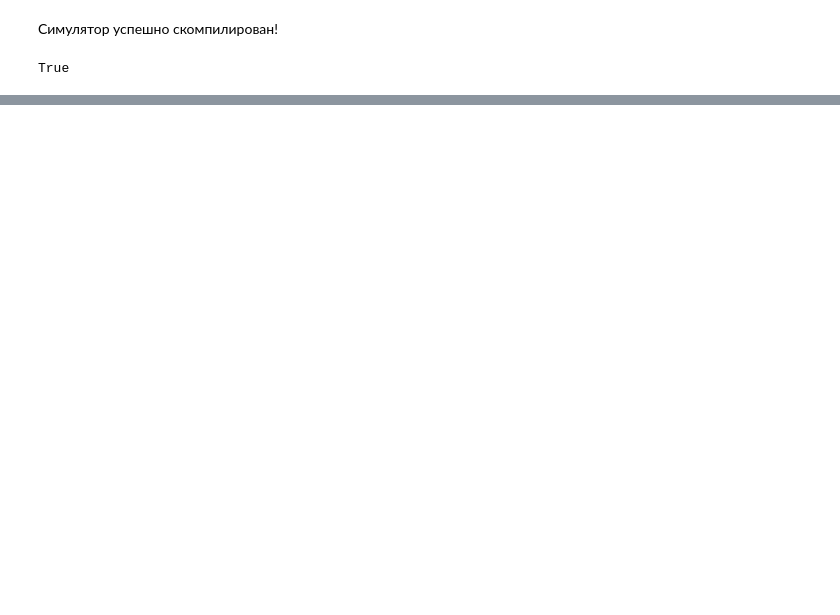
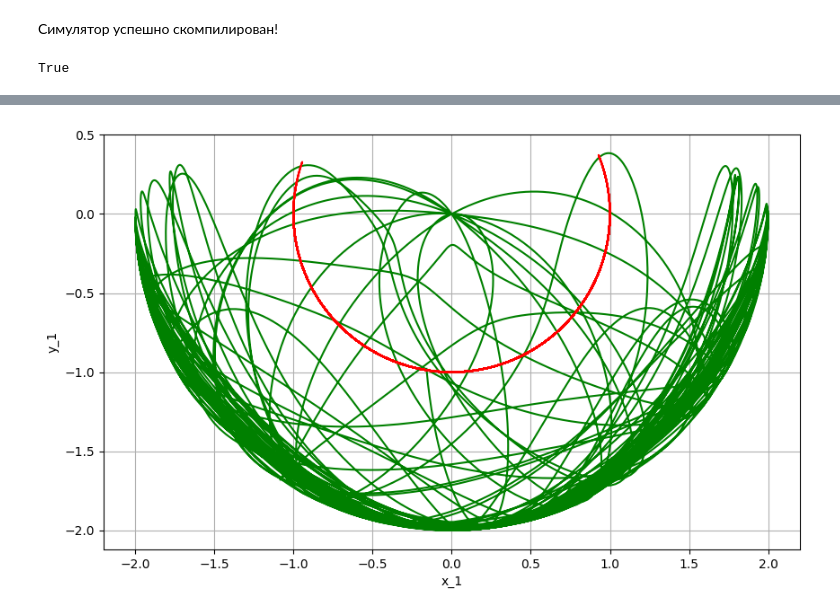
Before and after one commit to Kuropach/NumSim, a Jupyter notebook: runner.ipynb, the cells around one changed output, grey strips where cells are left out. Saved outputs shown, nothing was run; the diff lists cells and outputs as text; code cells hidden in the pictures; blank space fills up the shorter version.

```diff
--- a/runner.ipynb
+++ b/runner.ipynb
@@ -252,0 +470,35 @@ sim.show_parameters()
+# %%
+sim.set_parameters(
+    simulation_time=100,
+    dt=0.01,
+    equation="DoublePendulum",
+    method="RK4",
+    m1=1,
+    m2=1,
+    l1=1,
+    l2=1,
+    g=9.81,
+    omega2=0,
+    theta1=np.pi/2,
+    omega1=0,
+    theta2=np.pi/2,
+    A=10,
+    omega=0.1
+)
+sim.run_simulation()
+
+# Вычисление координат
+x_1 = np.sin(sim.results["theta1"])
+y_1 = - np.cos(sim.results["theta1"])
+x_2 = np.sin(sim.results["theta1"]) + np.sin(sim.results["theta2"])
+y_2 = - np.cos(sim.results["theta1"]) - np.cos(sim.results["theta2"])
+
+plt.figure(figsize=(10, 6))
+plt.plot(x_2, y_2, 'g')
+plt.plot(x_1, y_1, 'r')
+plt.xlabel('x_1')
+plt.ylabel('y_1')
+plt.grid(True)
+plt.show()
+# %% [output]
+[figure, added]
```
Also changed, not shown: parts of 8 cells of this notebook, 2 other files.
